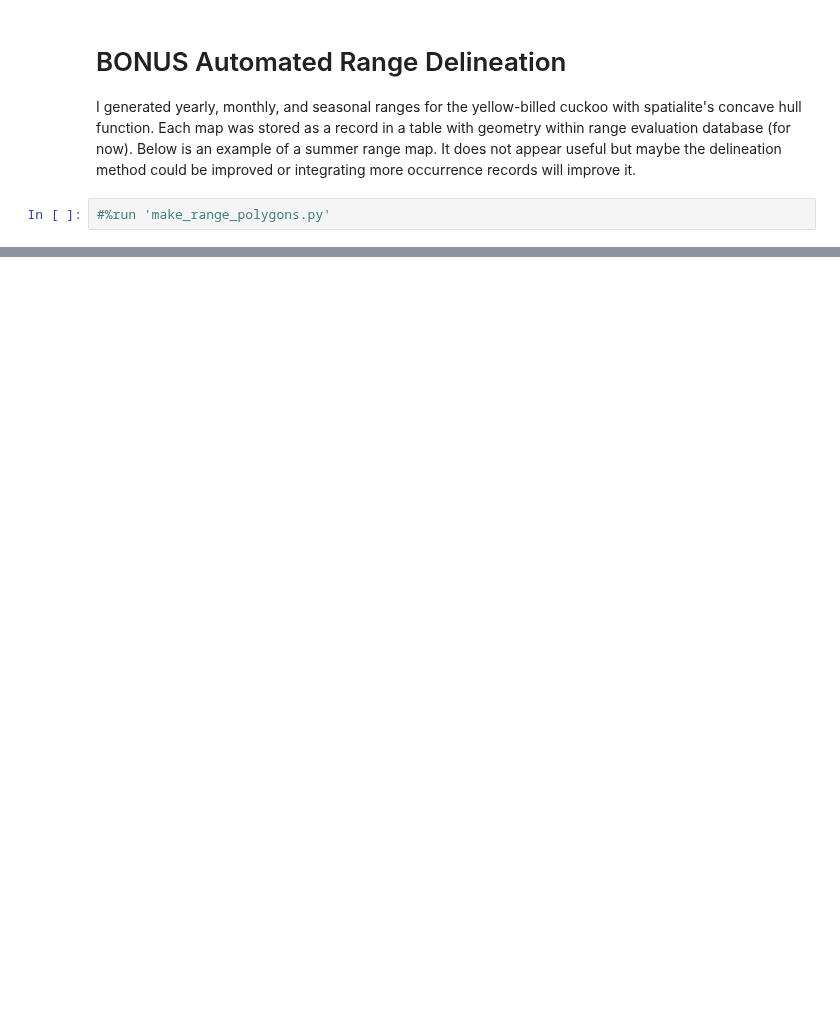
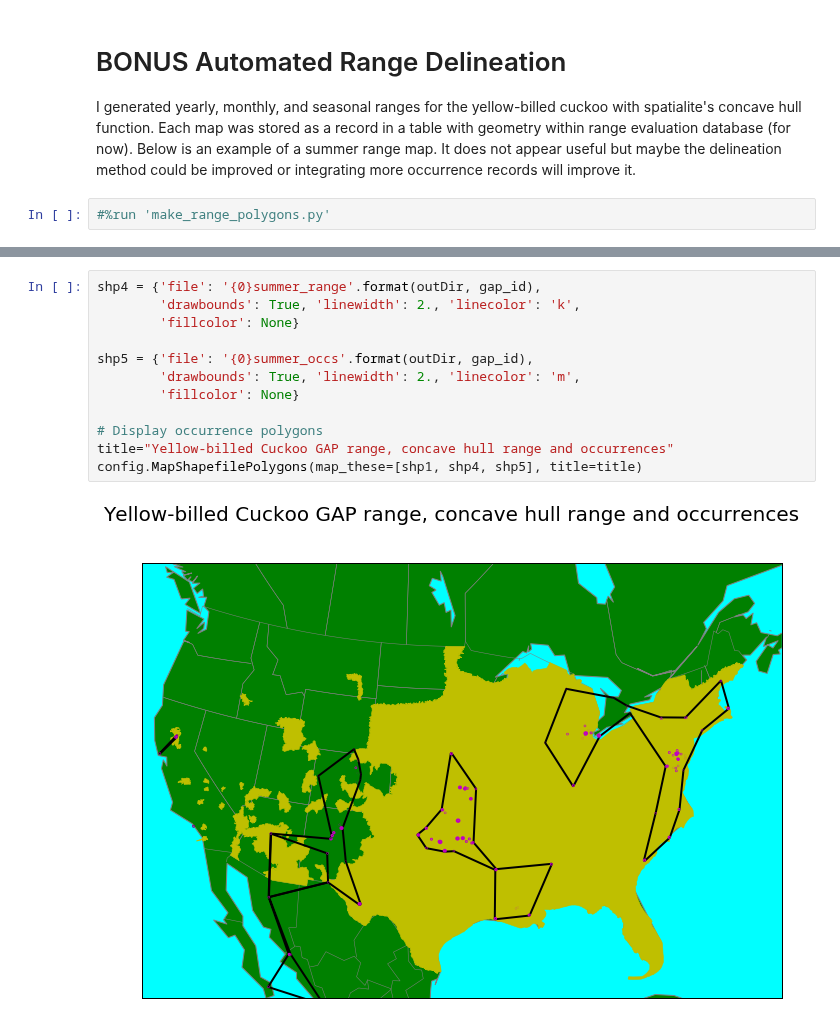
Before and after one commit to ncbirdconservation/NCBA, a Jupyter notebook: Demonstration.ipynb, the cells around one changed output, grey strips where cells are left out. Drawn from its saved outputs; the diff is of its cells as text; blank space fills up the shorter version.

```diff
--- a/Demonstration.ipynb
+++ b/Demonstration.ipynb
@@ -282,0 +162,14 @@ Text(0.5, 0.98, 'Yellow-billed Cuckoo GAP range, concave hull range and occurren
+# %%
+shp4 = {'file': '{0}summer_range'.format(outDir, gap_id),
+        'drawbounds': True, 'linewidth': 2., 'linecolor': 'k',
+        'fillcolor': None}
+
+shp5 = {'file': '{0}summer_occs'.format(outDir, gap_id),
+        'drawbounds': True, 'linewidth': 2., 'linecolor': 'm',
+        'fillcolor': None}
+
+# Display occurrence polygons
+title="Yellow-billed Cuckoo GAP range, concave hull range and occurrences"
+config.MapShapefilePolygons(map_these=[shp1, shp4, shp5], title=title)
+# %% [output]
+[figure, added]
```
Also changed, not shown: parts of 8 cells of this notebook, 1 other file.
